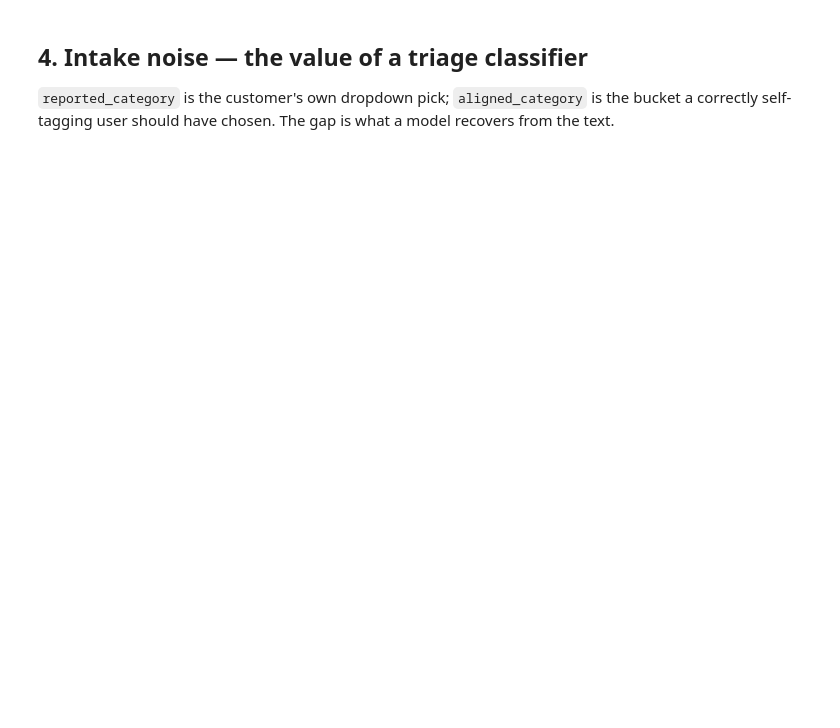
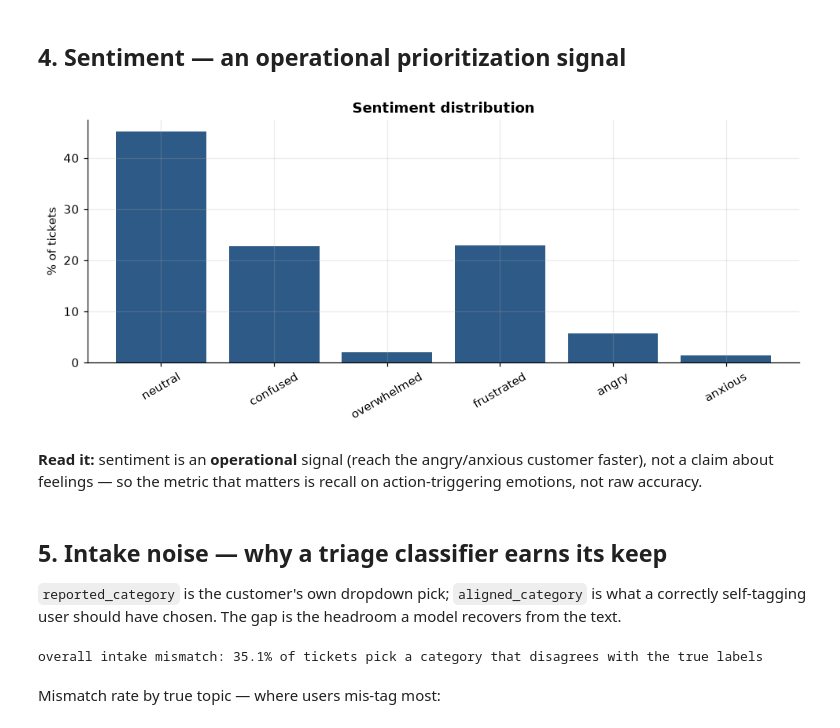
Before and after one commit to VladislavMarinovich/saas-support-rag-triage, a Jupyter notebook: notebooks/kaggle_eda.ipynb, the cells around one changed output. Cells and saved outputs as stored; diff of their text form; code cells hidden in the pictures; blank space fills up the shorter version.

```diff
--- a/notebooks/kaggle_eda.ipynb
+++ b/notebooks/kaggle_eda.ipynb
@@ -88,6 +275,21 @@ pd.crosstab(df.topic, df.type, margins=True, margins_name="Total")
+# %% [markdown]
+## 4. Sentiment — an operational prioritization signal
+# %%
+order = ["neutral", "confused", "overwhelmed", "frustrated", "angry", "anxious"]
+vc = (df["sentiment"].value_counts().reindex(order) / len(df) * 100)
+ax = vc.plot(kind="bar", figsize=(9, 4), color=ACCENT, width=0.8)
+ax.set_title("Sentiment distribution", fontweight="bold")
+ax.set_ylabel("% of tickets"); ax.set_xlabel(""); ax.tick_params(axis="x", rotation=30)
+plt.tight_layout(); plt.show()
+# %% [output]
+[figure, added]
+# %% [markdown]
+**Read it:** sentiment is an **operational** signal (reach the angry/anxious
+customer faster), not a claim about feelings — so the metric that matters is recall
+on action-triggering emotions, not raw accuracy.
 # %% [markdown]
-## 4. Intake noise — the value of a triage classifier
+## 5. Intake noise — why a triage classifier earns its keep
 
-`reported_category` is the customer's own dropdown pick; `aligned_category` is the
-bucket a correctly self-tagging user should have chosen. The gap is what a model
+`reported_category` is the customer's own dropdown pick; `aligned_category` is what
+a correctly self-tagging user should have chosen. The gap is the headroom a model
 recovers from the text.
@@ -111,0 +296,9 @@ print(f"intake mismatch: {mismatch:.1f}% of tickets pick a category that disagre
+# %%
+df["aligned"] = [aligned_category(t, ty) for t, ty in zip(df.topic, df.type)]
+df["intake_ok"] = df.reported_category == df.aligned
+print(f"overall intake mismatch: {(~df.intake_ok).mean()*100:.1f}% of tickets pick a "
+      f"category that disagrees with the true labels")
+# %% [output]
+overall intake mismatch: 35.1% of tickets pick a category that disagrees with the true labels
+# %% [markdown]
+Mismatch rate by true topic — where users mis-tag most:
```
Also changed, not shown: parts of 36 cells of this notebook.
